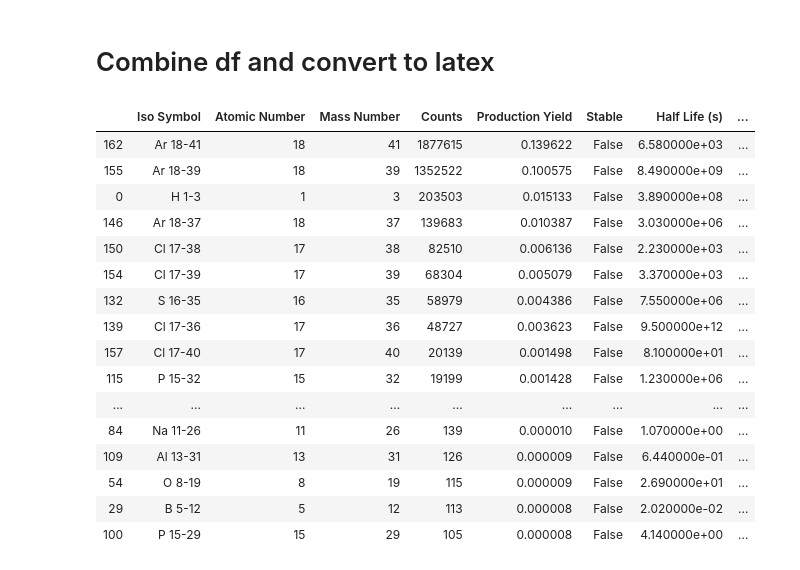
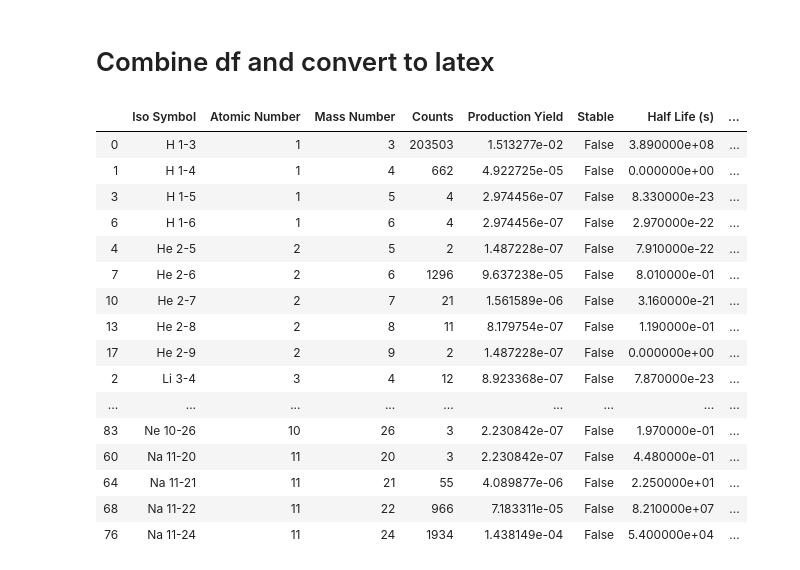
Before and after one commit to TomSB1423/nucleide_data, a Jupyter notebook: vol_counts-shielding.ipynb, the cells around one changed output. Cells and saved outputs as stored; diff of their text form; code cells hidden in the pictures.

```diff
--- a/vol_counts-shielding.ipynb
+++ b/vol_counts-shielding.ipynb
@@ -225,4 +244,4 @@ df_TPC_unstable = df_TPC[df_TPC["Stable"] == False]
 df_TPC_unstable["Production (/yr)"] = df_TPC_unstable["Counts"] / sim_length
 #df_TPC_unstable = df_TPC_unstable[df_TPC_unstable["Half Life (s)"] < upper_lim].sort_values("Half Life (s)")
 df_TPC_unstable["Yield per Muon (/yr)"] = df_TPC_unstable["Counts"] / muon_no
-df_TPC_unstable = df_TPC_unstable[df_TPC_unstable["Production (/yr)"] > 0.5]
+df_TPC_unstable.sort_values(["Atomic Number", "Mass Number"]).head(30)
@@ -460,25 +497,25 @@ plt.show()
 # %% [markdown]
 # Combine df and convert to latex
 # %%
-df_TPC_unstable.sort_values("Counts", ascending=False).head(60)
+df_TPC_unstable.sort_values(["Atomic Number", "Mass Number"], ascending=True).head(60)
 # %% [output]
 |  | Iso Symbol | Atomic Number | Mass Number | Counts | Production Yield | Stable | Half Life (s) | ... |
-| 162 | Ar 18-41 | 18 | 41 | 1877615 | 0.139622 | False | 6.580000e+03 | ... |
-| 155 | Ar 18-39 | 18 | 39 | 1352522 | 0.100575 | False | 8.490000e+09 | ... |
-| 0 | H 1-3 | 1 | 3 | 203503 | 0.015133 | False | 3.890000e+08 | ... |
-| 146 | Ar 18-37 | 18 | 37 | 139683 | 0.010387 | False | 3.030000e+06 | ... |
-| 150 | Cl 17-38 | 17 | 38 | 82510 | 0.006136 | False | 2.230000e+03 | ... |
-| 154 | Cl 17-39 | 17 | 39 | 68304 | 0.005079 | False | 3.370000e+03 | ... |
-| 132 | S 16-35 | 16 | 35 | 58979 | 0.004386 | False | 7.550000e+06 | ... |
-| 139 | Cl 17-36 | 17 | 36 | 48727 | 0.003623 | False | 9.500000e+12 | ... |
-| 157 | Cl 17-40 | 17 | 40 | 20139 | 0.001498 | False | 8.100000e+01 | ... |
-| 115 | P 15-32 | 15 | 32 | 19199 | 0.001428 | False | 1.230000e+06 | ... |
+| 0 | H 1-3 | 1 | 3 | 203503 | 1.513277e-02 | False | 3.890000e+08 | ... |
+| 1 | H 1-4 | 1 | 4 | 662 | 4.922725e-05 | False | 0.000000e+00 | ... |
+| 3 | H 1-5 | 1 | 5 | 4 | 2.974456e-07 | False | 8.330000e-23 | ... |
+| 6 | H 1-6 | 1 | 6 | 4 | 2.974456e-07 | False | 2.970000e-22 | ... |
+| 4 | He 2-5 | 2 | 5 | 2 | 1.487228e-07 | False | 7.910000e-22 | ... |
+| 7 | He 2-6 | 2 | 6 | 1296 | 9.637238e-05 | False | 8.010000e-01 | ... |
+| 10 | He 2-7 | 2 | 7 | 21 | 1.561589e-06 | False | 3.160000e-21 | ... |
+| 13 | He 2-8 | 2 | 8 | 11 | 8.179754e-07 | False | 1.190000e-01 | ... |
+| 17 | He 2-9 | 2 | 9 | 2 | 1.487228e-07 | False | 0.000000e+00 | ... |
+| 2 | Li 3-4 | 3 | 4 | 12 | 8.923368e-07 | False | 7.870000e-23 | ... |
 | ... | ... | ... | ... | ... | ... | ... | ... | ... |
-| 84 | Na 11-26 | 11 | 26 | 139 | 0.000010 | False | 1.070000e+00 | ... |
-| 109 | Al 13-31 | 13 | 31 | 126 | 0.000009 | False | 6.440000e-01 | ... |
-| 54 | O 8-19 | 8 | 19 | 115 | 0.000009 | False | 2.690000e+01 | ... |
-| 29 | B 5-12 | 5 | 12 | 113 | 0.000008 | False | 2.020000e-02 | ... |
-| 100 | P 15-29 | 15 | 29 | 105 | 0.000008 | False | 4.140000e+00 | ... |
+| 83 | Ne 10-26 | 10 | 26 | 3 | 2.230842e-07 | False | 1.970000e-01 | ... |
+| 60 | Na 11-20 | 11 | 20 | 3 | 2.230842e-07 | False | 4.480000e-01 | ... |
+| 64 | Na 11-21 | 11 | 21 | 55 | 4.089877e-06 | False | 2.250000e+01 | ... |
+| 68 | Na 11-22 | 11 | 22 | 966 | 7.183311e-05 | False | 8.210000e+07 | ... |
+| 76 | Na 11-24 | 11 | 24 | 1934 | 1.438149e-04 | False | 5.400000e+04 | ... |
 # %%
 # important_combined = pd.concat([important_TPC_prompt.sort_values("Counts", ascending=False),
 #                                important_long_lived, important_TPC_delayed.sort_values("Counts", ascending=False),
```
Also changed, not shown: parts of 5 cells of this notebook, 3 other files.
